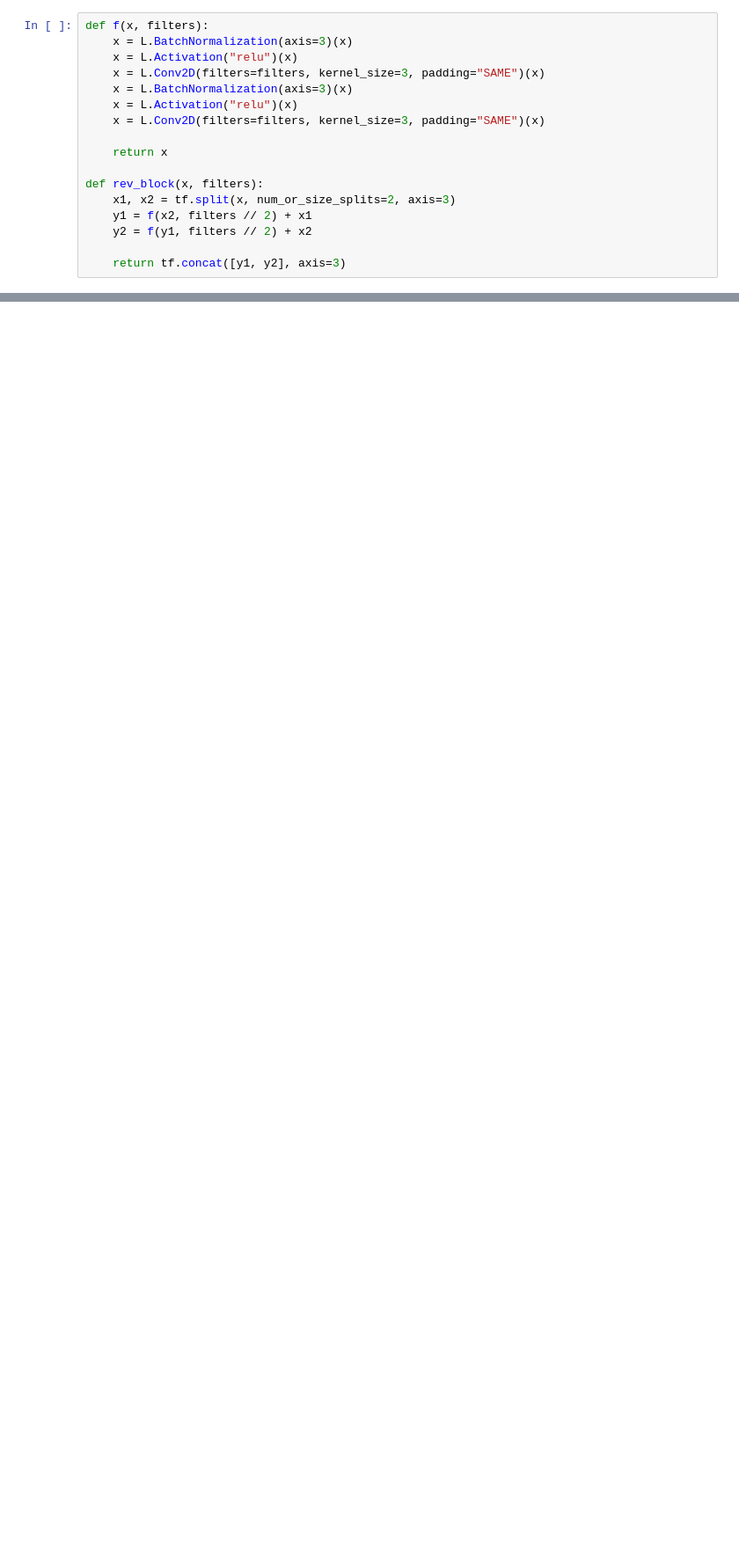
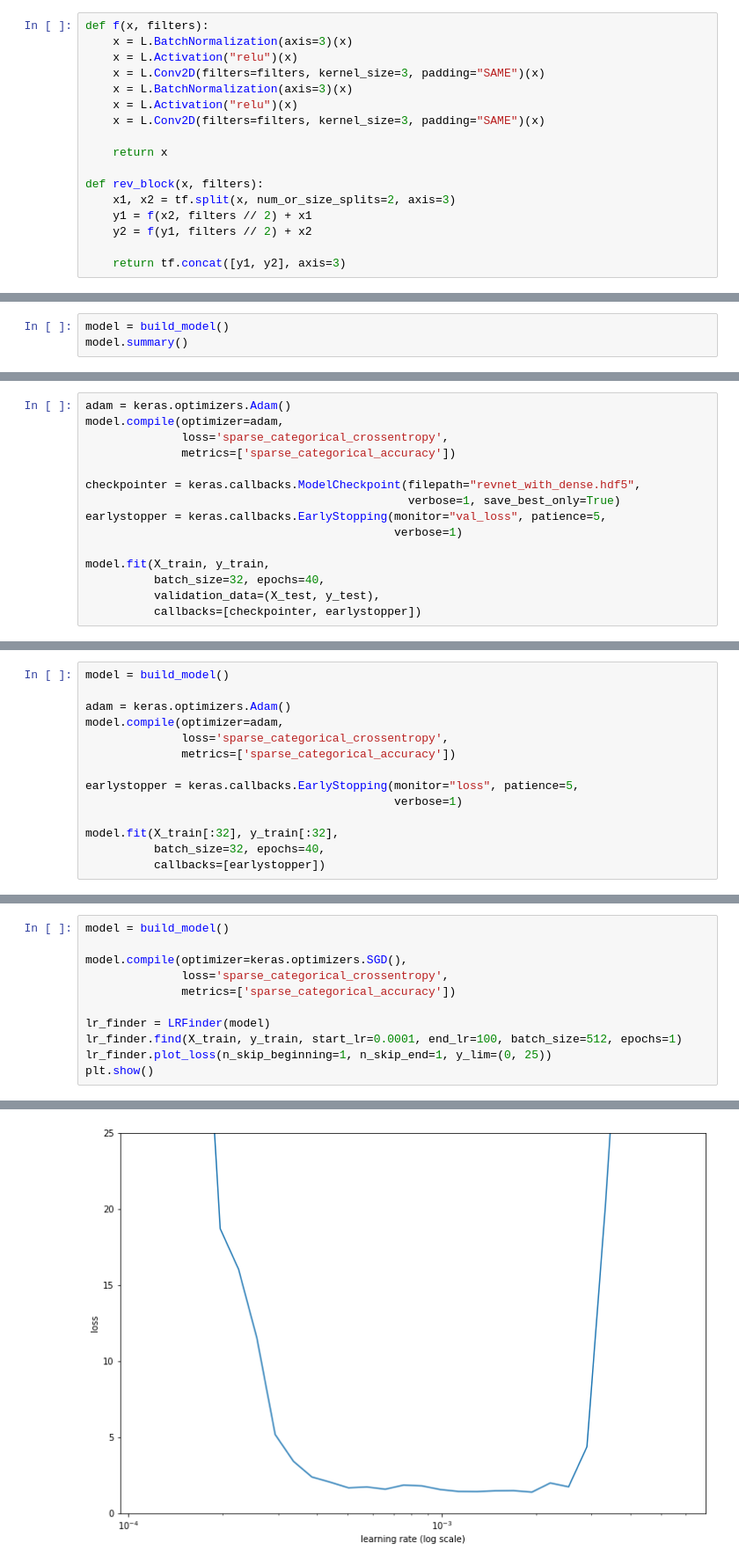
Before and after one commit to sava-stepurin/graduate_work, a Jupyter notebook: RevNet/simple_RevNet.ipynb, the cells around one changed output, grey strips where cells are left out. Shown: that part at 88% size. Saved outputs shown, nothing was run; the diff lists cells and outputs as text; blank space fills up the shorter version.

Commit message:
Fixed model and wrote functions to check models

```diff
--- a/RevNet/simple_RevNet.ipynb
+++ b/RevNet/simple_RevNet.ipynb
@@ -204,0 +99,3 @@ Epoch 20/20
+# %%
+model = build_model()
+model.summary()
@@ -204,0 +120,15 @@ Epoch 20/20
+# %%
+adam = keras.optimizers.Adam()
+model.compile(optimizer=adam,
+              loss='sparse_categorical_crossentropy',
+              metrics=['sparse_categorical_accuracy'])
+
+checkpointer = keras.callbacks.ModelCheckpoint(filepath="revnet_with_dense.hdf5",
+                                               verbose=1, save_best_only=True)
+earlystopper = keras.callbacks.EarlyStopping(monitor="val_loss", patience=5,
+                                             verbose=1)
+
+model.fit(X_train, y_train,
+          batch_size=32, epochs=40,
+          validation_data=(X_test, y_test),
+          callbacks=[checkpointer, earlystopper])
@@ -204,0 +156,14 @@ Epoch 20/20
+# %%
+model = build_model()
+
+adam = keras.optimizers.Adam()
+model.compile(optimizer=adam,
+              loss='sparse_categorical_crossentropy',
+              metrics=['sparse_categorical_accuracy'])
+
+earlystopper = keras.callbacks.EarlyStopping(monitor="loss", patience=5,
+                                             verbose=1)
+
+model.fit(X_train[:32], y_train[:32],
+          batch_size=32, epochs=40,
+          callbacks=[earlystopper])
@@ -204,0 +283,12 @@ Epoch 20/20
+# %%
+model = build_model()
+
+model.compile(optimizer=keras.optimizers.SGD(),
+              loss='sparse_categorical_crossentropy',
+              metrics=['sparse_categorical_accuracy'])
+
+lr_finder = LRFinder(model)
+lr_finder.find(X_train, y_train, start_lr=0.0001, end_lr=100, batch_size=512, epochs=1)
+lr_finder.plot_loss(n_skip_beginning=1, n_skip_end=1, y_lim=(0, 25))
+plt.show()
+# %% [output]
@@ -204,0 +296 @@ Epoch 20/20
+[figure, added]
```
Also changed, not shown: parts of 59 cells of this notebook.
